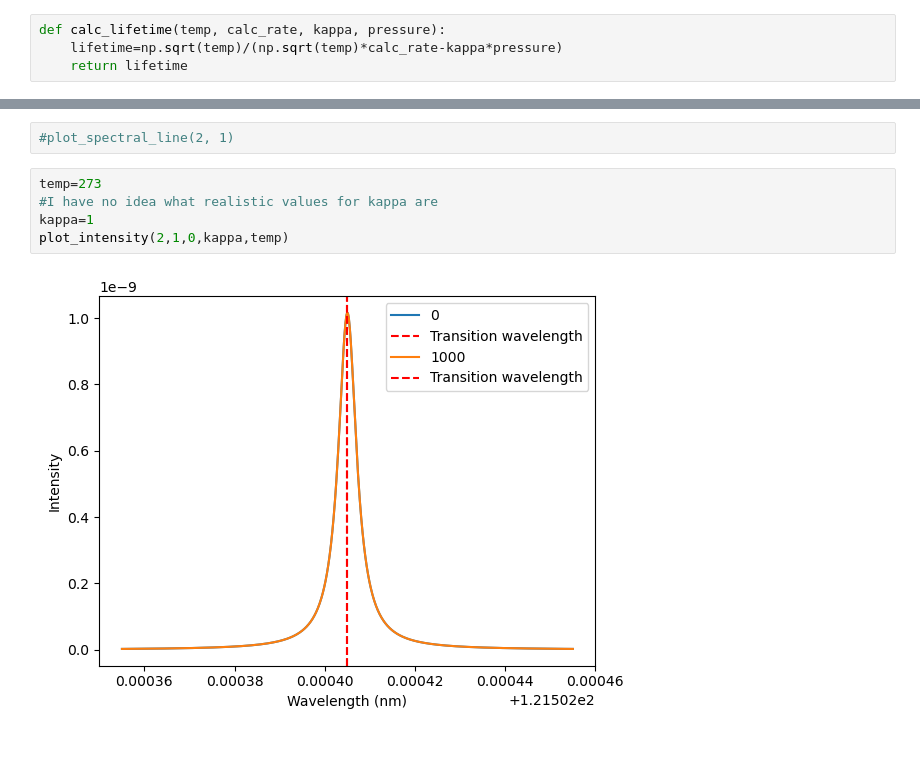
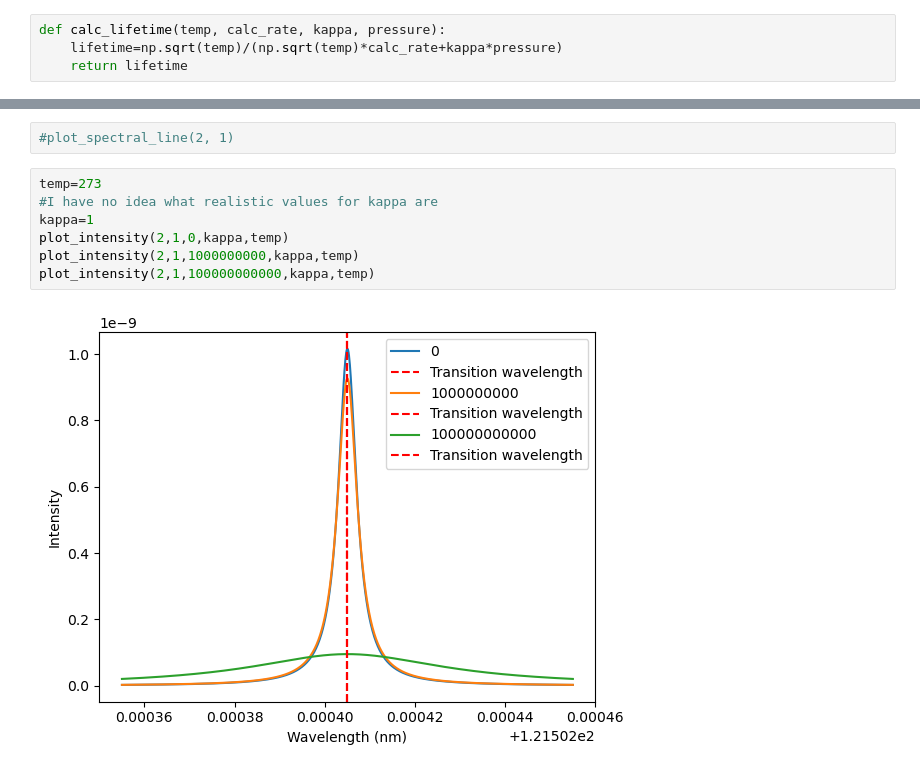
Before and after one commit to CyreneDuVent/Homogeneous-Broadening, a Jupyter notebook: Notebook.ipynb, the cells around one changed output, grey strips where cells are left out. Drawn from its saved outputs; the diff is of its cells as text.

Commit message:
2.0 added graph, v questionable

```diff
--- a/Notebook.ipynb
+++ b/Notebook.ipynb
@@ -288,7 +288,7 @@ P_unaltered=P_uncollided*P_undecayed, ergo P(t)=P(0)*e^-Afit\*e\^-kPt/sqrt(T)
 Tau=sqrt(T)/(sqrt(T)Afi-kP), k measured experimentally
 # %%
 def calc_lifetime(temp, calc_rate, kappa, pressure):
-    lifetime=np.sqrt(temp)/(np.sqrt(temp)*calc_rate-kappa*pressure)
+    lifetime=np.sqrt(temp)/(np.sqrt(temp)*calc_rate+kappa*pressure)
     return lifetime
 # %%
 #maths intensity over wavelength
@@ -377,10 +377,12 @@ def plot_intensity(n_i, n_f,pressure,kappa,temp):
 # %%
 temp=273
 #I have no idea what realistic values for kappa are
 kappa=1
 plot_intensity(2,1,0,kappa,temp)
+plot_intensity(2,1,1000000000,kappa,temp)
+plot_intensity(2,1,100000000000,kappa,temp)
 # %% [output]
-[figure, old version]
+[figure, new version]
 # %%
 plot_intensity(2,1,10000000000,kappa,temp)
 # %% [output]
```
Also changed, not shown: parts of 4 cells of this notebook.
